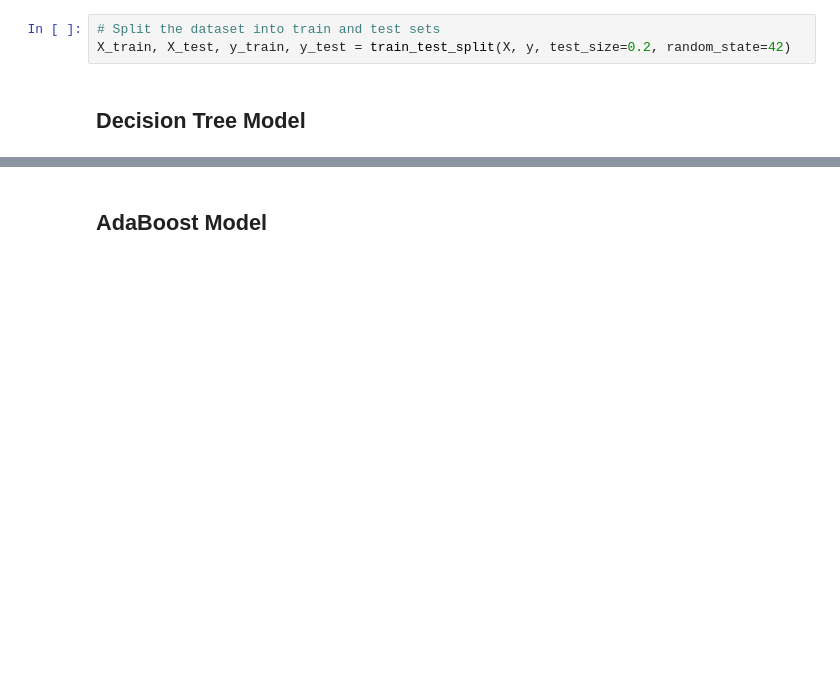
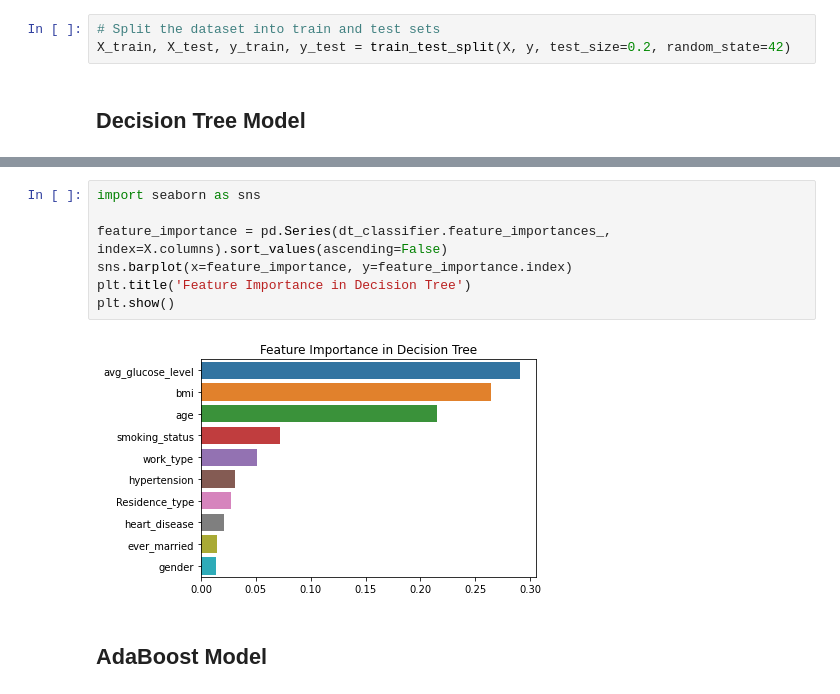
Before and after one commit to kevinwjin/cpsc581, a Jupyter notebook: Xinyi.ipynb, the cells around one changed output, grey strips where cells are left out. Saved outputs shown, nothing was run; the diff lists cells and outputs as text; blank space fills up the shorter version.

```diff
--- a/Xinyi.ipynb
+++ b/Xinyi.ipynb
@@ -140,3 +146,12 @@ weighted avg       0.90      0.91      0.91      1022
+# %%
+import seaborn as sns
+
+feature_importance = pd.Series(dt_classifier.feature_importances_, index=X.columns).sort_values(ascending=False)
+sns.barplot(x=feature_importance, y=feature_importance.index)
+plt.title('Feature Importance in Decision Tree')
+plt.show()
+# %% [output]
+[figure, added]
 # %% [markdown]
 ## AdaBoost Model
 # %%
```
Also changed, not shown: parts of 7 cells of this notebook.
